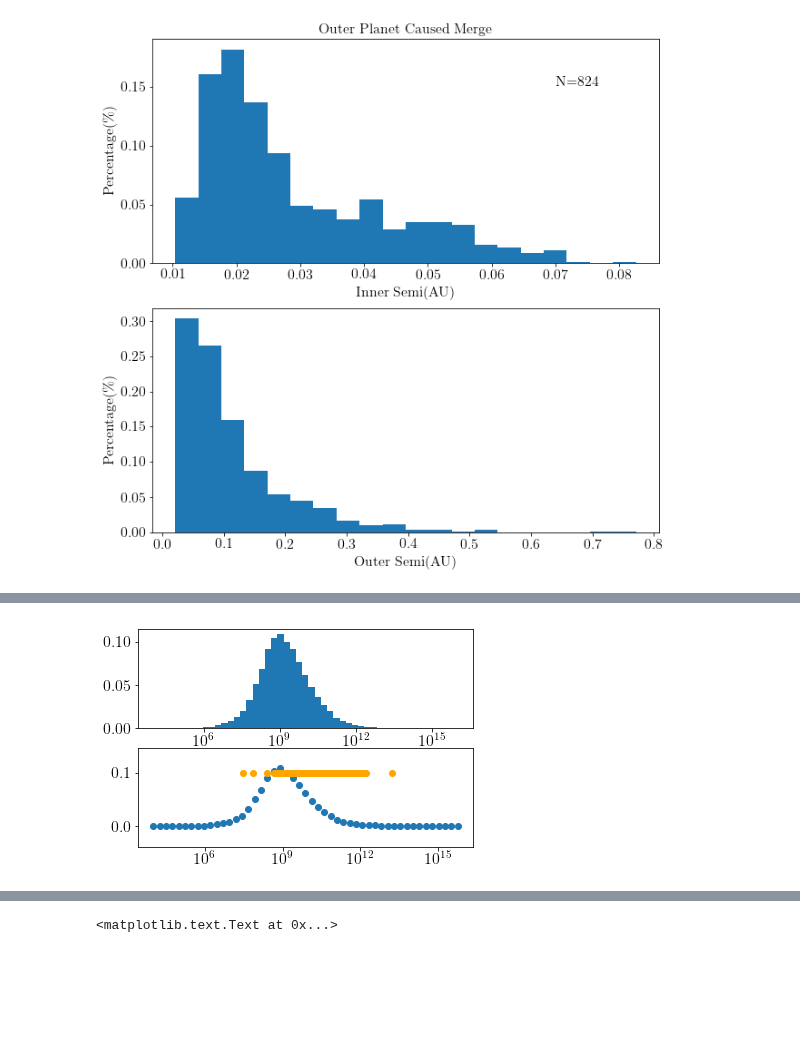
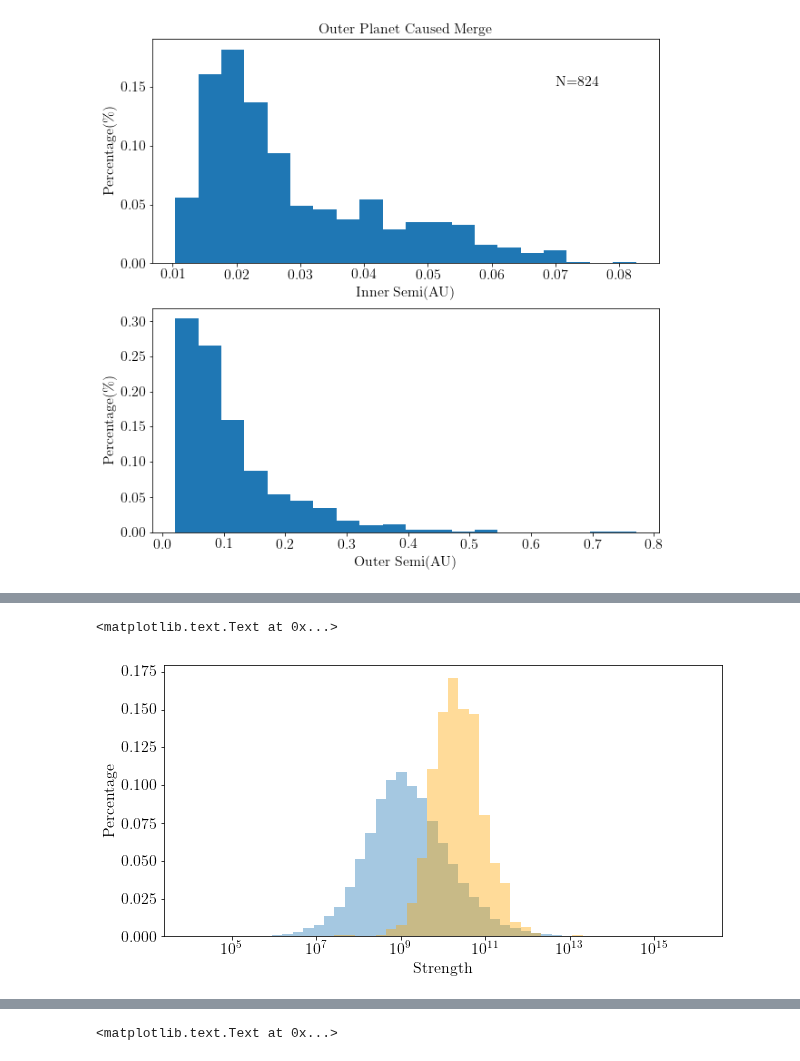
Before and after one commit to dm1681/Merging_Perts, a Jupyter notebook: Research/Merging_Perts/fig_gen.ipynb, the cells around one changed output, grey strips where cells are left out. Drawn from its saved outputs; the diff is of its cells as text; code cells hidden in the pictures; blank space fills up the shorter version.

```diff
--- a/Research/Merging_Perts/fig_gen.ipynb
+++ b/Research/Merging_Perts/fig_gen.ipynb
@@ -647,20 +683,18 @@ strength_contour.shape
 # %%
-fig,ax = plt.subplots(2,1)
+fig,ax = plt.subplots(1,1)
+fig.set_size_inches(10,5)
+x_bins = np.logspace(4,16,50)
 
-x_bins = np.logspace(4,16,50)
-hist_data = ax[0].hist(strength_data, x_bins, weights=np.zeros_like(strength_data)+1./strength_data.size)
-ax[0].set_xscale('log')
-orb_merge_eq_nomerge_data[:,-3].astype(np.float64)
-
-dummy_points = np.zeros(len(orb_merge_eq_nomerge_data[:,-3])) + 0.1
-
-bins = hist_data[1][:-1]
-counts = hist_data[0]
-ax[1].scatter(bins,counts)
-ax[1].scatter(orb_merge_eq_nomerge_data[:,-3].astype(np.float64),dummy_points, color='orange')
-ax[1].set_xscale('log')
+hist_data = ax.hist(strength_data, x_bins, weights=np.zeros_like(strength_data)+1./strength_data.size, alpha=0.4)
+orange = ax.hist(orb_merge_eq_nomerge_data[:,-3].astype(np.float64),x_bins,color='orange', alpha=0.4,
+                    weights=np.zeros_like(orb_merge_eq_nomerge_data[:,-3].astype(np.float64))+1./orb_merge_eq_nomerge_data[:,-3].astype(np.float64).size)
+ax.set_xscale('log')
+ax.set_xlabel('Strength')
+ax.set_ylabel('Percentage')
+#orb_merge_eq_nomerge_data[:,-3].astype(np.float64)
 # %% [output]
+<matplotlib.text.Text at 0x...>
-[figure, old version]
+[figure, new version]
 # %%
 upper_bound = 0.5e9
 upper_bound = 1e10
```
Also changed, not shown: parts of 16 cells of this notebook.
